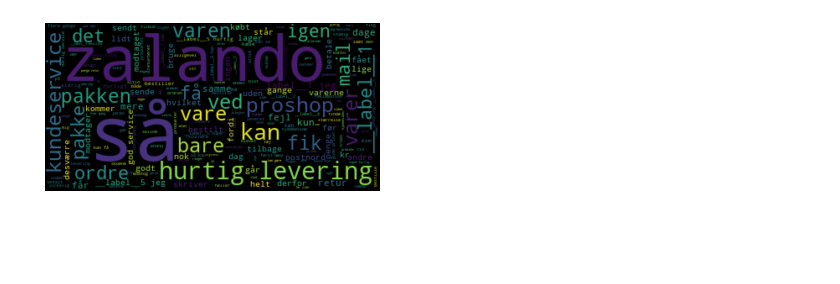
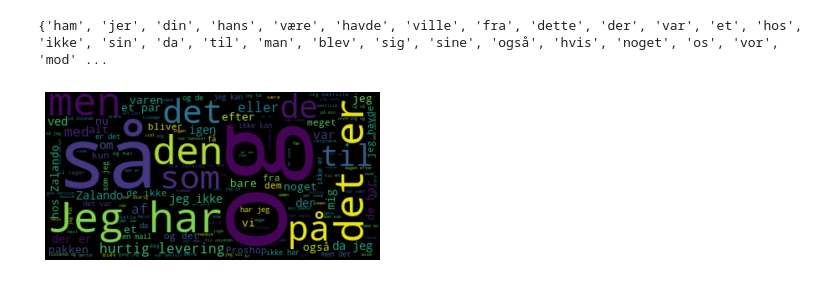
Before and after one commit to Kofoedsan/Python-TrustpilotPredict, a Jupyter notebook: 05_wordcloud.ipynb, the cells around one changed output. Drawn from its saved outputs; the diff is of its cells as text; code cells hidden in the pictures; blank space fills up the shorter version.

```diff
--- a/05_wordcloud.ipynb
+++ b/05_wordcloud.ipynb
@@ -1,29 +1,33 @@
 # %%
 import nltk
+import pandas as pd
 from nltk.corpus import stopwords
 from PIL import Image
 from wordcloud import WordCloud, STOPWORDS, ImageColorGenerator
 import matplotlib.pyplot as plt
 #nltk.download('stopwords')
 
 
-f = open("output_lower.csv", "r")
-words = f.read()
+df = pd.read_csv("sklearn.csv")
+x = df['review']
 
 shortlisted_words=[]
-words=words.split()
+words=x
 stopwords = set(stopwords.words('danish'))
+
+#Stopwords mangler
 for w in words:
     if w not in stopwords:
         shortlisted_words.append(w)
 
 # CONVERT LIST OF WORDS TO ONE LONG ASS SENTENCE
 sentence = " ".join(shortlisted_words)
 
 # CREATE NEW WORDCLOUD WITH NEW SENTENCE WITH REMOVED STOPWORDS
 wordcloud = WordCloud().generate(sentence)
 plt.imshow(wordcloud, interpolation='bilinear')
 plt.axis("off")
 plt.show()
 # %% [output]
+{'ham', 'jer', 'din', 'hans', 'være', 'havde', 'ville', 'fra', 'dette', 'der', 'var', 'et', 'hos', 'ikke', 'sin', 'da', 'til', 'man', 'blev', 'sig', 'sine', 'også', 'hvis', 'noget', 'os', 'vor', 'mod' ...
-[figure, old version]
+[figure, new version]
```
Also changed, not shown: 2 other files.
